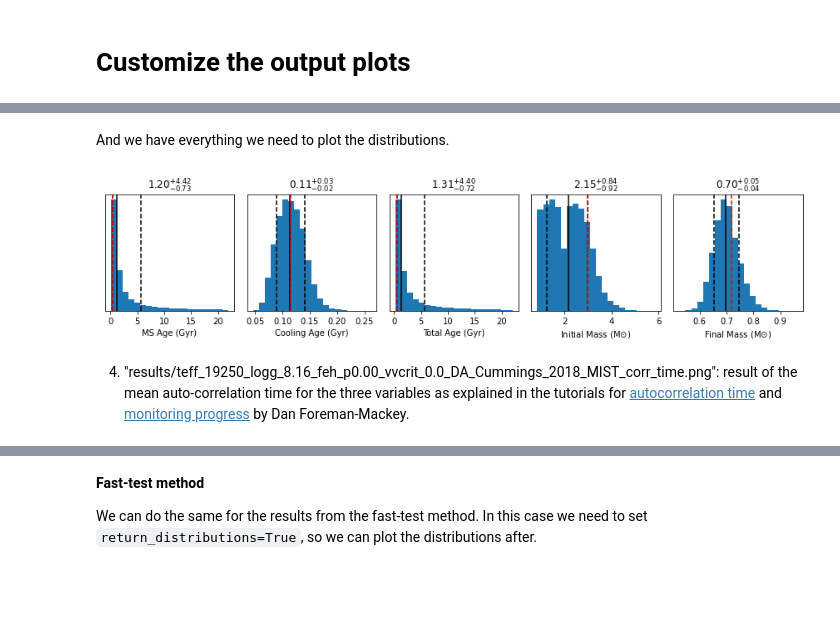
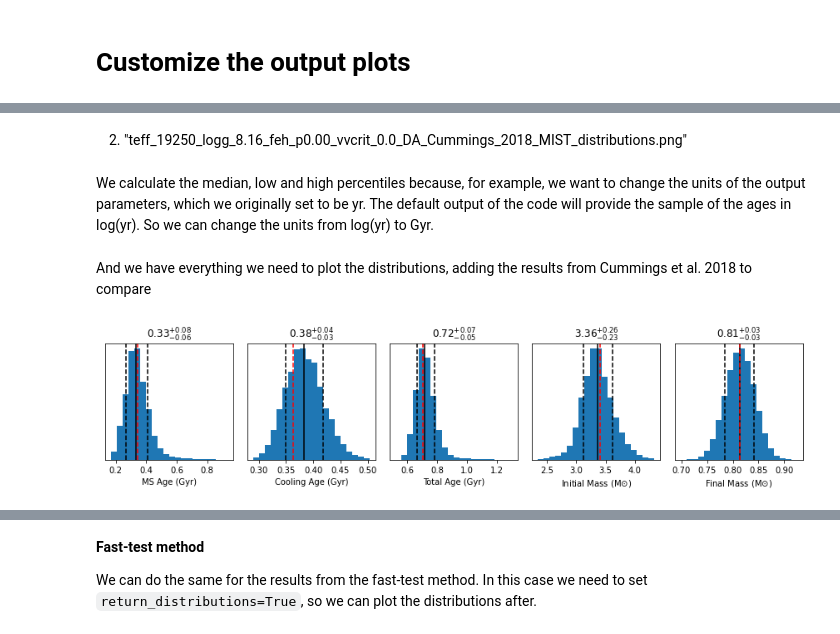
Before and after one commit to rkiman/wdwarfdate, a Jupyter notebook: docs/source/tutorials/customize_plots.ipynb, the cells around one changed output, grey strips where cells are left out. Cells and saved outputs as stored; diff of their text form; code cells hidden in the pictures; blank space fills up the shorter version.

Commit message:
Update tutorial

```diff
--- a/docs/source/tutorials/customize_plots.ipynb
+++ b/docs/source/tutorials/customize_plots.ipynb
@@ -16,15 +13,16 @@ Then we set up the effective temperature and surface gravity that *wdwarfdate* n
 # %%
 #Define data for the white dwarf
-teffs = 19250
-teffs_err = 500
-loggs = 8.16
-loggs_err = 0.084
 
-comparison = [0.570 - 0.115, #Main sequence age
-              0.115, # Cooling age (Gyr)
-              0.570,# Total age
-              2.99, # Initial mass
-              0.717 # Final mass
+teffs = 14500
+teffs_err = 300
+loggs = 8.325
+loggs_err = 0.042
+
+comparison = [0.705-0.364, #Main sequence age (Gyr)
+              0.364, # Cooling age (Gyr)
+              0.705, # Total age (Gyr)
+              3.40, # Initial mass (Msun)
+              0.813, # Final mass (Msun)
               ]
 # %%
 start = time.time()
@@ -49,12 +43,0 @@ Now we are going to make each plot separately.
-# %%
-labels = [r'$\log_{10}(t_{\rm ms}/{\rm yr})$',
-          r'$\log_{10}(t_{\rm cool}/{\rm yr})$', r'$\Delta_{\rm m}$']
-f, (ax1, ax2, ax3) = plt.subplots(1, 3, figsize=(8, 3))
-for ax, j, label in zip([ax1, ax2, ax3], range(3), labels):
-    for i in range(50):
-        ax.plot(WD.chain[i, :, j], color='k', alpha=0.05)
-        ax.axhline(y=np.median(WD.flat_samples[:, j]),
-                   color='tab:blue')
-    ax.set_ylabel(label)
-plt.tight_layout()
-plt.show()
@@ -93,30 +108,39 @@ results = wdwarfdate.calc_percentiles(res_ms_age, res_cool_age, res_tot_age,
+# %% [markdown]
+2) "teff_19250_logg_8.16_feh_p0.00_vvcrit_0.0_DA_Cummings_2018_MIST_distributions.png"
+# %% [markdown]
+We calculate the median, low and high percentiles because, for example, we want to change the units of the output parameters, which we originally set to be yr. The default output of the code will provide the sample of the ages in log(yr). So we can change the units from log(yr) to Gyr.
+# %%
+results = wdwarfdate.calc_percentiles(10**WD.log10_tms_sample/1e9,
+                                      10**WD.log10_tcool_sample/1e9,
+                                      10**WD.log10_ttot_sample/1e9,
+                                      WD.mi_sample, WD.mf_sample,
+                                      WD.high_perc, WD.low_perc)
 # %% [markdown]
-And we have everything we need to plot the distributions.
+And we have everything we need to plot the distributions, adding the results from Cummings et al. 2018 to compare
 # %%
 title = r"${{{0:.2f}}}_{{-{1:.2f}}}^{{+{2:.2f}}}$"
 f, (ax1, ax2, ax3, ax4, ax5) = plt.subplots(1, 5, figsize=(12, 3))
 
 axs = [ax1, ax2, ax3, ax4, ax5]
 
 labels = ['MS Age (Gyr)', 'Cooling Age (Gyr)', 'Total Age (Gyr)',
           r'Initial Mass (M$\odot$)', r'Final Mass (M$\odot$)']
 
-distributions = [res_ms_age, res_cool_age, res_tot_age,initial_mass, final_mass]
+distributions = [10**WD.log10_tms_sample/1e9, 10**WD.log10_tcool_sample/1e9,
+                 10**WD.log10_ttot_sample/1e9, WD.mi_sample, WD.mf_sample]
 
 for ax, label, dist, i, comparison_i in zip(axs, labels, distributions, np.arange(0, 15, 3), comparison):
     ax.hist(dist[~np.isnan(dist)], bins=20)
     ax.axvline(x=results[i], color='k')
     ax.axvline(x=results[i] - results[i+1], color='k', linestyle='--')
     ax.axvline(x=results[i] + results[i+2], color='k', linestyle='--')
     ax.axvline(x=comparison_i, color='r', linestyle='--')
     ax.set_xlabel(label)
     ax.yaxis.set_visible(False)
     ax.set_title(title.format(np.round(results[i], 2),
                               np.round(results[i+1], 2),
                               np.round(results[i+2], 2)))
 plt.tight_layout()
 plt.show()
 # %% [output]
-[figure, old version]
+[figure, new version]
-# %% [markdown]
-4) "results/teff_19250_logg_8.16_feh_p0.00_vvcrit_0.0_DA_Cummings_2018_MIST_corr_time.png": result of the mean auto-correlation time for the three variables as explained in the tutorials for [autocorrelation time](https://emcee.readthedocs.io/en/stable/tutorials/autocorr/)  and [monitoring progress](https://emcee.readthedocs.io/en/stable/tutorials/monitor/) by Dan Foreman-Mackey.
```
Also changed, not shown: parts of 21 cells of this notebook.
